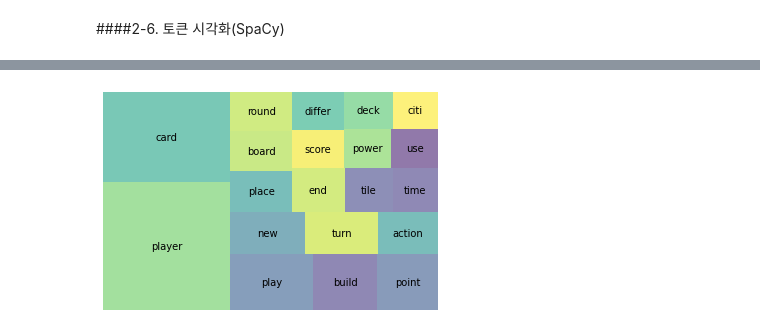
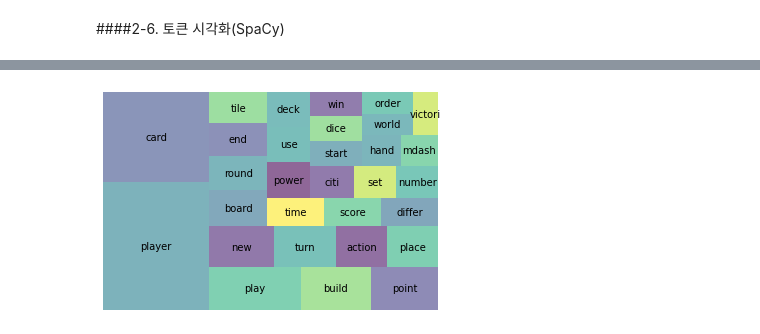
Before and after one commit to KYOH95/Database_Studies, a Jupyter notebook: project4.ipynb, the cells around one changed output, grey strips where cells are left out. Drawn from its saved outputs; the diff is of its cells as text; code cells hidden in the pictures.

```diff
--- a/project4.ipynb
+++ b/project4.ipynb
@@ -262,7 +266,7 @@ wc[wc['rank'] <= 3000]['cul_percent'].max()
 # %% [markdown]
 ####2-4. 불용어(Stop words)
 # %%
-STOP_WORDS = nlp.Defaults.stop_words.union(['game','boardgame','quot','\n','\n\n'])
+STOP_WORDS = nlp.Defaults.stop_words.union(['9','10','game','boardgame','quot','\n','\n\n'])
 
 
 tokens = []
@@ -334,14 +335,15 @@ Successfully installed squarify-0.4.3
 # %%
 import spacy
 import squarify
 import matplotlib.pyplot as plt
+import seaborn as sns
 # nlp = spacy.load("en_core_web_sm")
 
 wc = word_count(df_token['tokens'])
-wc_top20 = wc[wc['rank'] <= 20]
+wc_top20 = wc[wc['rank'] <= 30]
 
 squarify.plot(sizes=wc_top20['percent'], label=wc_top20['word'], alpha=0.6 )
 plt.axis('off')
 plt.show()
 # %% [output]
-[figure, old version]
+[figure, new version]
```
Also changed, not shown: parts of 27 cells of this notebook.
